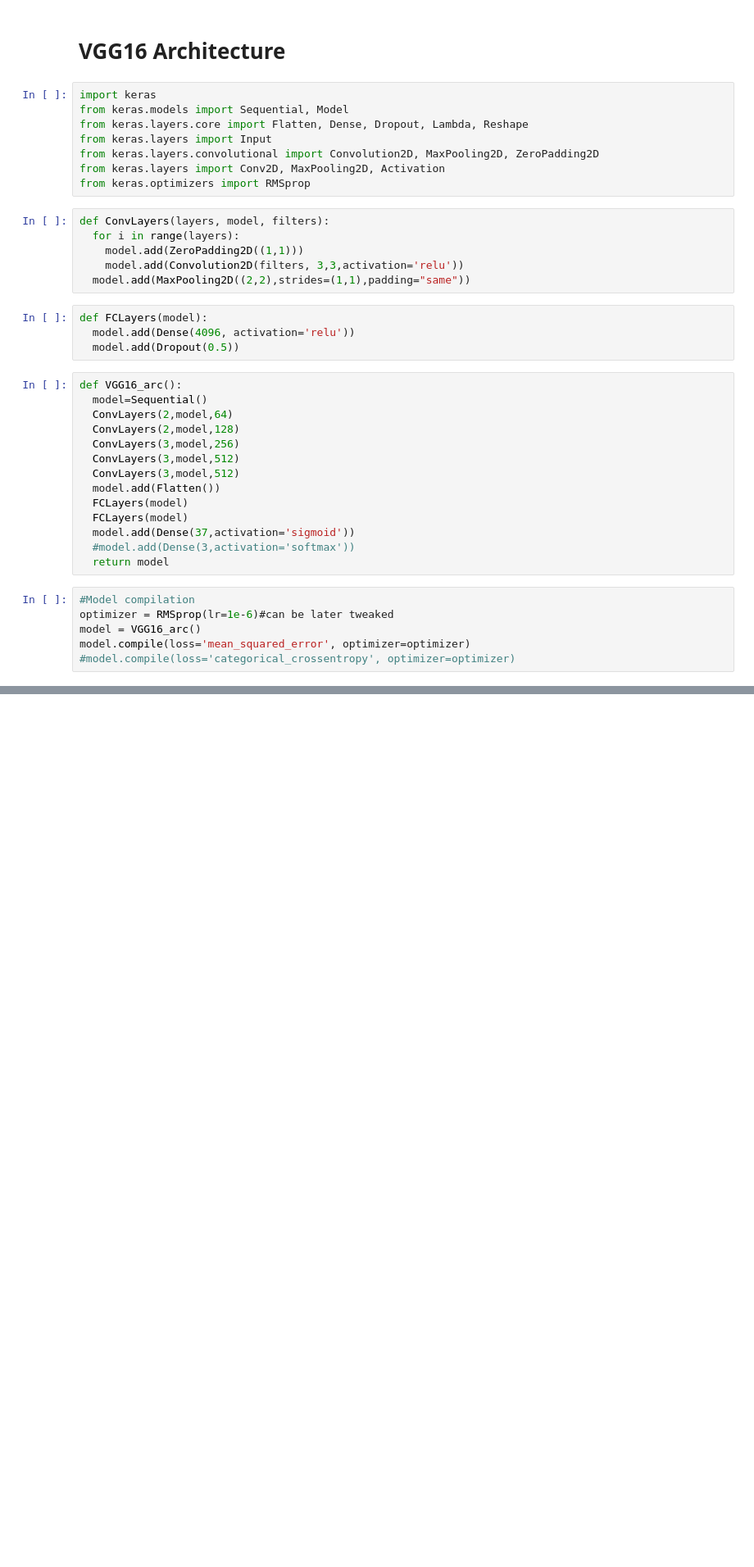
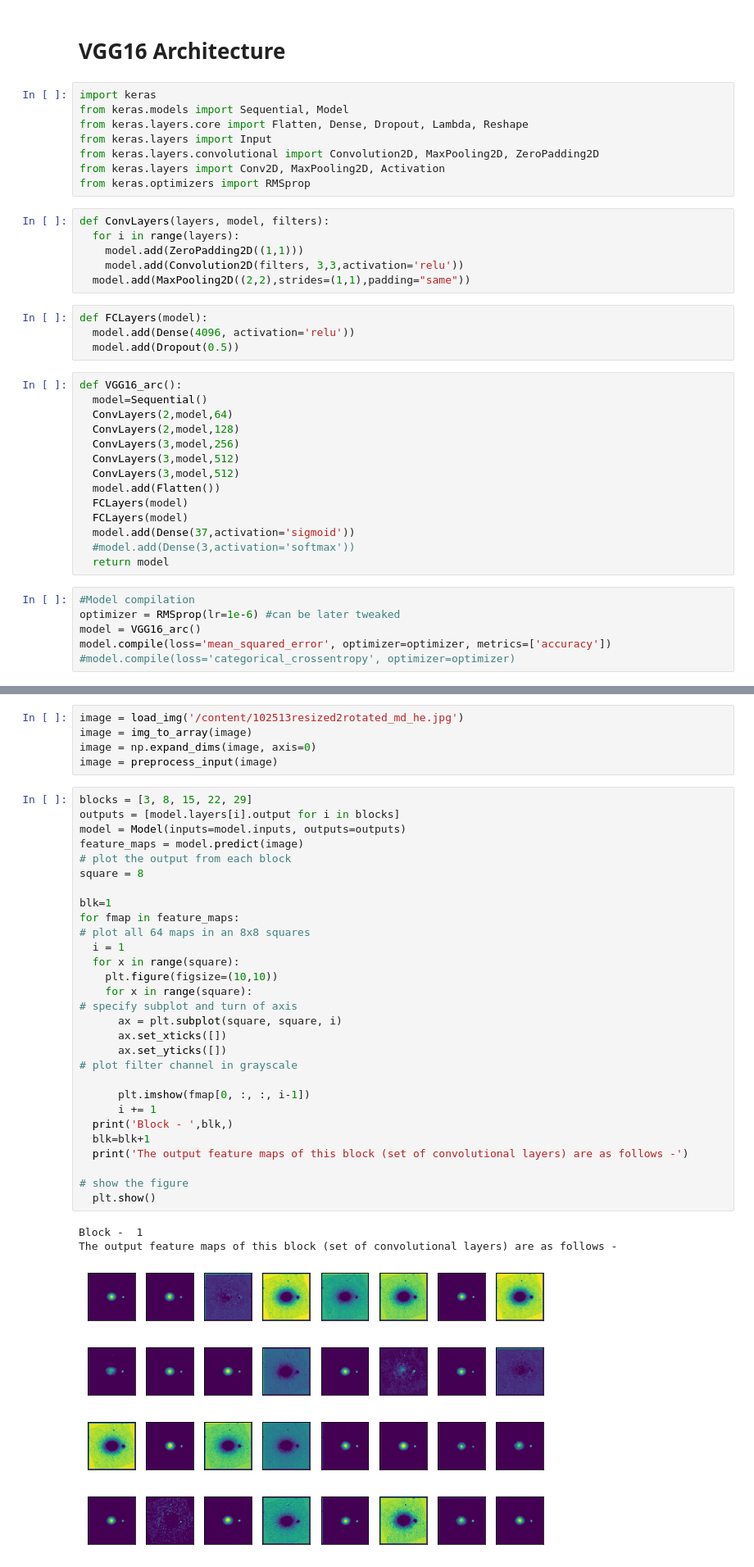
Before and after one commit to AishwaryaKaranth/final-year-project, a Jupyter notebook: final_year_project.ipynb, the cells around one changed output, grey strips where cells are left out. Shown at 82% size. Saved outputs shown, nothing was run; the diff lists cells and outputs as text; blank space fills up the shorter version.

```diff
--- a/final_year_project.ipynb
+++ b/final_year_project.ipynb
@@ -173,7 +173,7 @@ def VGG16_arc():
   return model
 # %%
 #Model compilation
-optimizer = RMSprop(lr=1e-6)#can be later tweaked
+optimizer = RMSprop(lr=1e-6) #can be later tweaked
 model = VGG16_arc()
-model.compile(loss='mean_squared_error', optimizer=optimizer)
+model.compile(loss='mean_squared_error', optimizer=optimizer, metrics=['accuracy'])
 #model.compile(loss='categorical_crossentropy', optimizer=optimizer)
@@ -179,0 +230,41 @@ model.compile(loss='mean_squared_error', optimizer=optimizer)
+# %%
+image = load_img('/content/102513resized2rotated_md_he.jpg')
+image = img_to_array(image)
+image = np.expand_dims(image, axis=0)
+image = preprocess_input(image)
+# %%
+blocks = [3, 8, 15, 22, 29]
+outputs = [model.layers[i].output for i in blocks]
+model = Model(inputs=model.inputs, outputs=outputs)
+feature_maps = model.predict(image)
+# plot the output from each block
+square = 8
+
+blk=1
+for fmap in feature_maps:
+# plot all 64 maps in an 8x8 squares
+  i = 1
+  for x in range(square):
+    plt.figure(figsize=(10,10))
+    for x in range(square):
+# specify subplot and turn of axis
+      ax = plt.subplot(square, square, i)
+      ax.set_xticks([])
+      ax.set_yticks([])
+# plot filter channel in grayscale
+
+      plt.imshow(fmap[0, :, :, i-1])
+      i += 1
+  print('Block - ',blk,)
+  blk=blk+1
+  print('The output feature maps of this block (set of convolutional layers) are as follows -')
+
+# show the figure
+  plt.show()
+# %% [output]
+Block -  1
+The output feature maps of this block (set of convolutional layers) are as follows -
+[figure, added]
+[figure, added]
+[figure, added]
+[figure, added]
```
Also changed, not shown: parts of 7 cells of this notebook.
